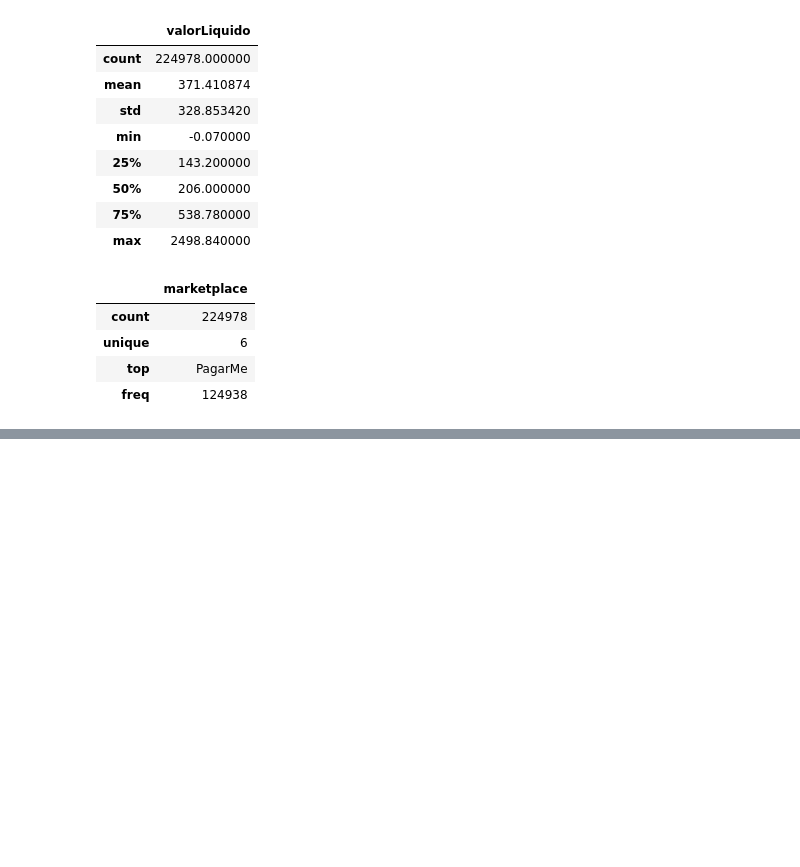
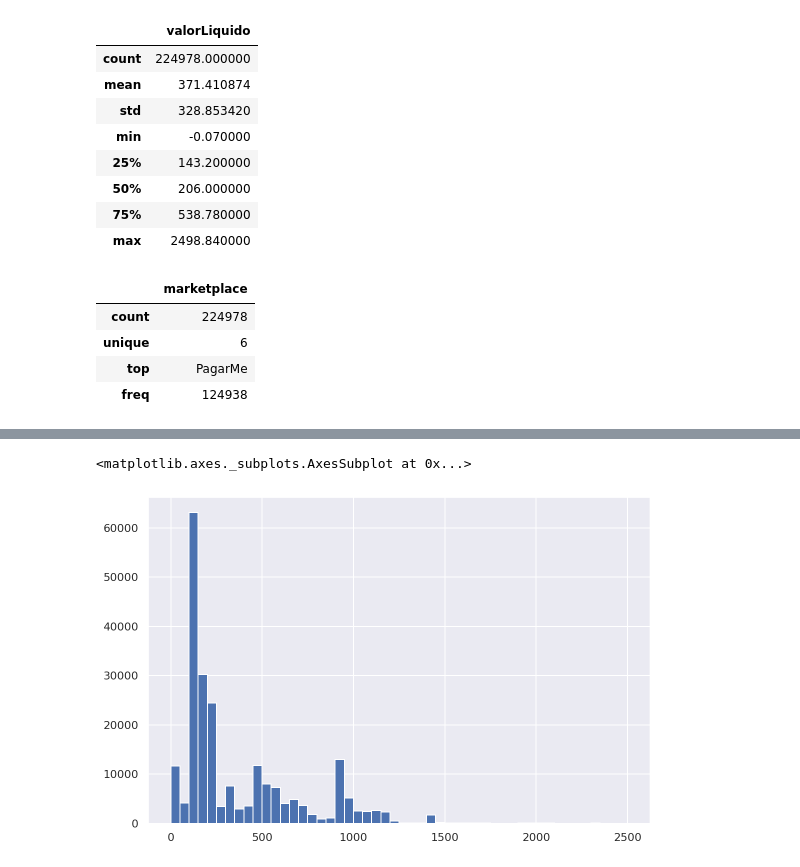
Before and after one commit to LuanaLeite/trabalho-individual, a Jupyter notebook: Entrega_1_Luana_Leite.ipynb, the cells around one changed output, grey strips where cells are left out. Drawn from its saved outputs; the diff is of its cells as text; code cells hidden in the pictures; blank space fills up the shorter version.

```diff
--- a/Entrega_1_Luana_Leite.ipynb
+++ b/Entrega_1_Luana_Leite.ipynb
@@ -176,3 +183,8 @@ df.describe().T
 | qtdProduto | 224978.0 | 1.000000e+00 | 0.000000e+00 | 1.00 | 1.00 | 1.00 | 1.00 | 1.000000e+00 |
 | assinaturaCiclo | 224978.0 | 6.672741e-01 | 1.242673e+00 | 0.00 | 0.00 | 0.00 | 1.00 | 2.900000e+01 |
 | #Transação | 224978.0 | 2.094098e+00 | 2.440199e+00 | 1.00 | 1.00 | 1.00 | 2.00 | 7.600000e+01 |
+# %%
+df['valorLiquido'].hist(bins=50)
+# %% [output]
+<matplotlib.axes._subplots.AxesSubplot at 0x...>
+[figure, added]
```
Also changed, not shown: parts of 20 cells of this notebook.
